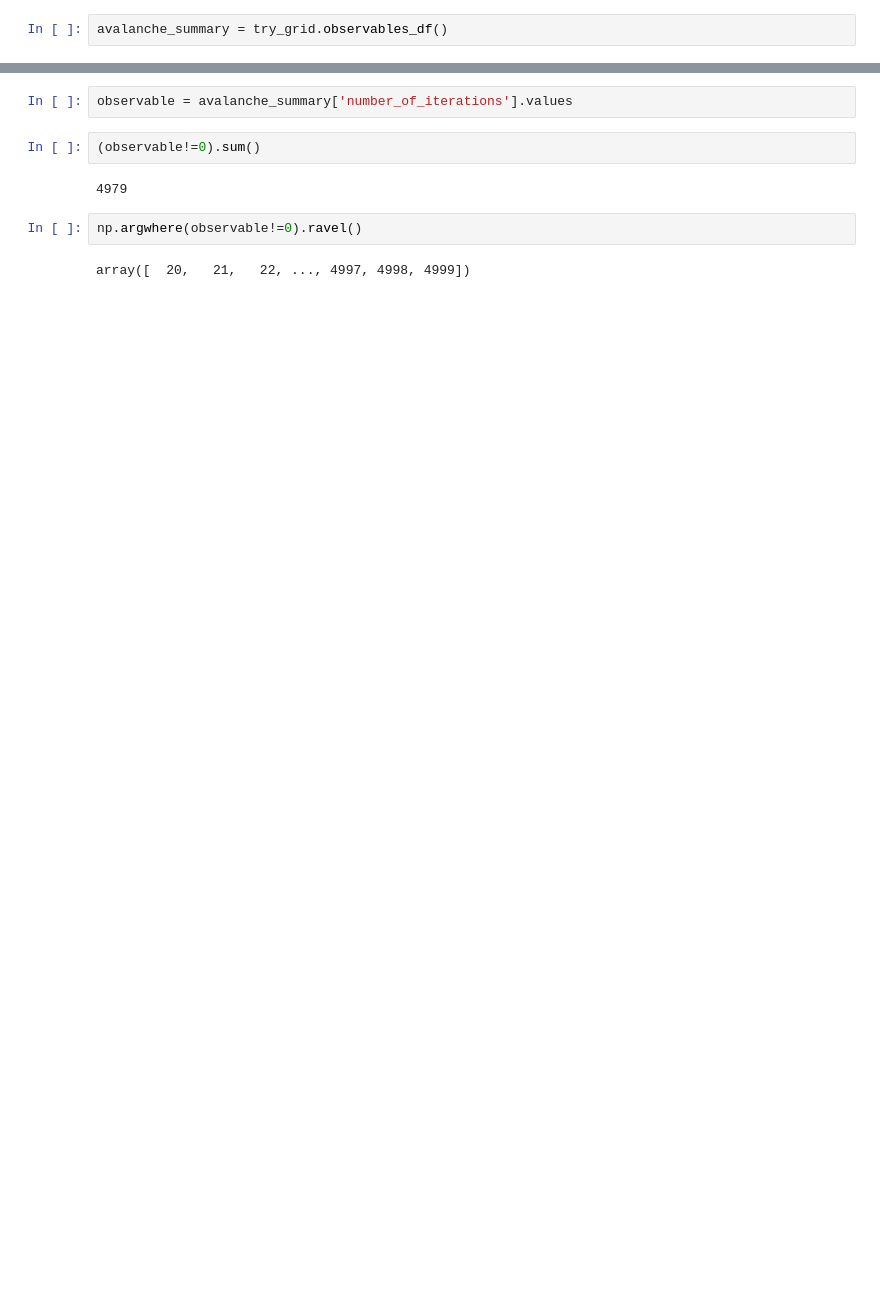
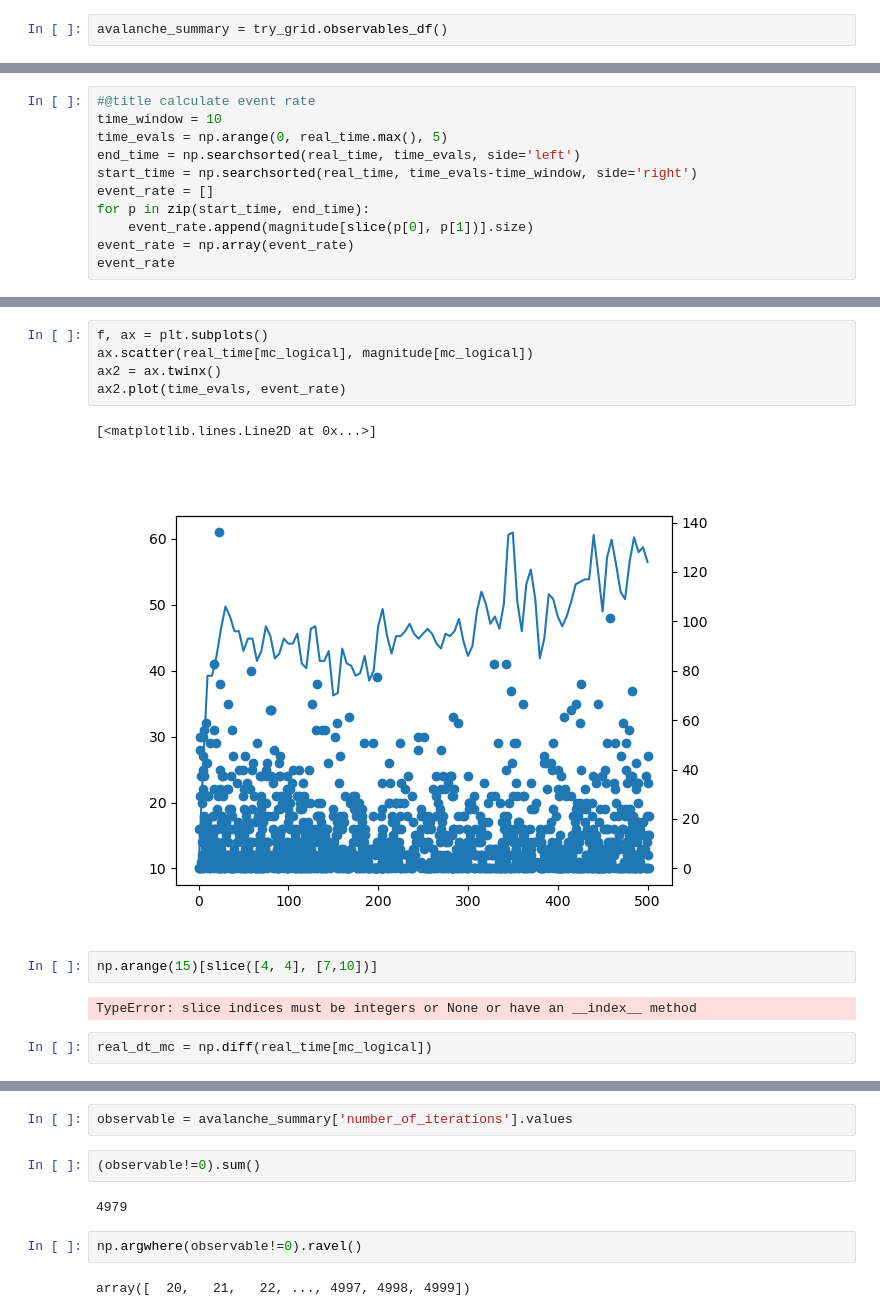
Before and after one commit to Ner-Ber/OFC, a Jupyter notebook: scripts/run_basic_ofc.ipynb, the cells around one changed output, grey strips where cells are left out. Saved outputs shown, nothing was run; the diff lists cells and outputs as text; blank space fills up the shorter version.

```diff
--- a/scripts/run_basic_ofc.ipynb
+++ b/scripts/run_basic_ofc.ipynb
@@ -51,0 +83,11 @@ plt.yscale('log')
+# %%
+#@title calculate event rate
+time_window = 10
+time_evals = np.arange(0, real_time.max(), 5)
+end_time = np.searchsorted(real_time, time_evals, side='left')
+start_time = np.searchsorted(real_time, time_evals-time_window, side='right')
+event_rate = []
+for p in zip(start_time, end_time):
+    event_rate.append(magnitude[slice(p[0], p[1])].size)
+event_rate = np.array(event_rate)
+event_rate
@@ -51,0 +103,14 @@ plt.yscale('log')
+# %%
+f, ax = plt.subplots()
+ax.scatter(real_time[mc_logical], magnitude[mc_logical])
+ax2 = ax.twinx()
+ax2.plot(time_evals, event_rate)
+# %% [output]
+[<matplotlib.lines.Line2D at 0x...>]
+[figure, added]
+# %%
+np.arange(15)[slice([4, 4], [7,10])]
+# %% [output]
+TypeError: slice indices must be integers or None or have an __index__ method
+# %%
+real_dt_mc = np.diff(real_time[mc_logical])
```
Also changed, not shown: parts of 10 cells of this notebook.
